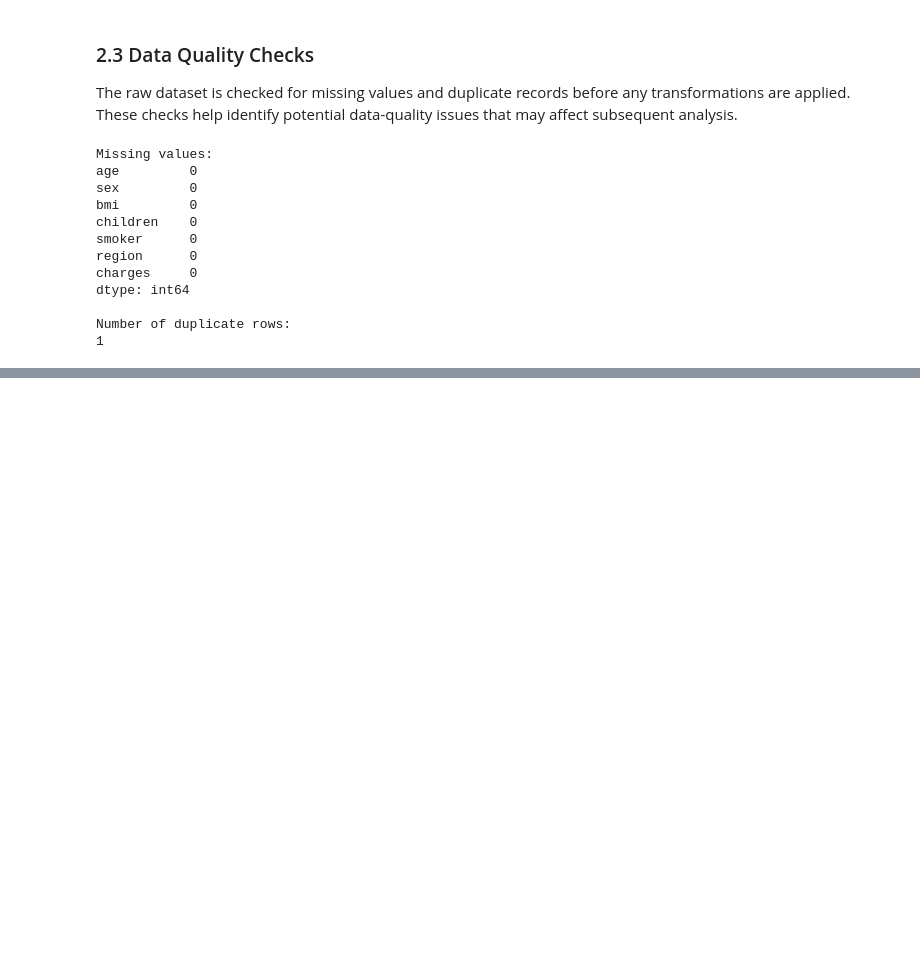
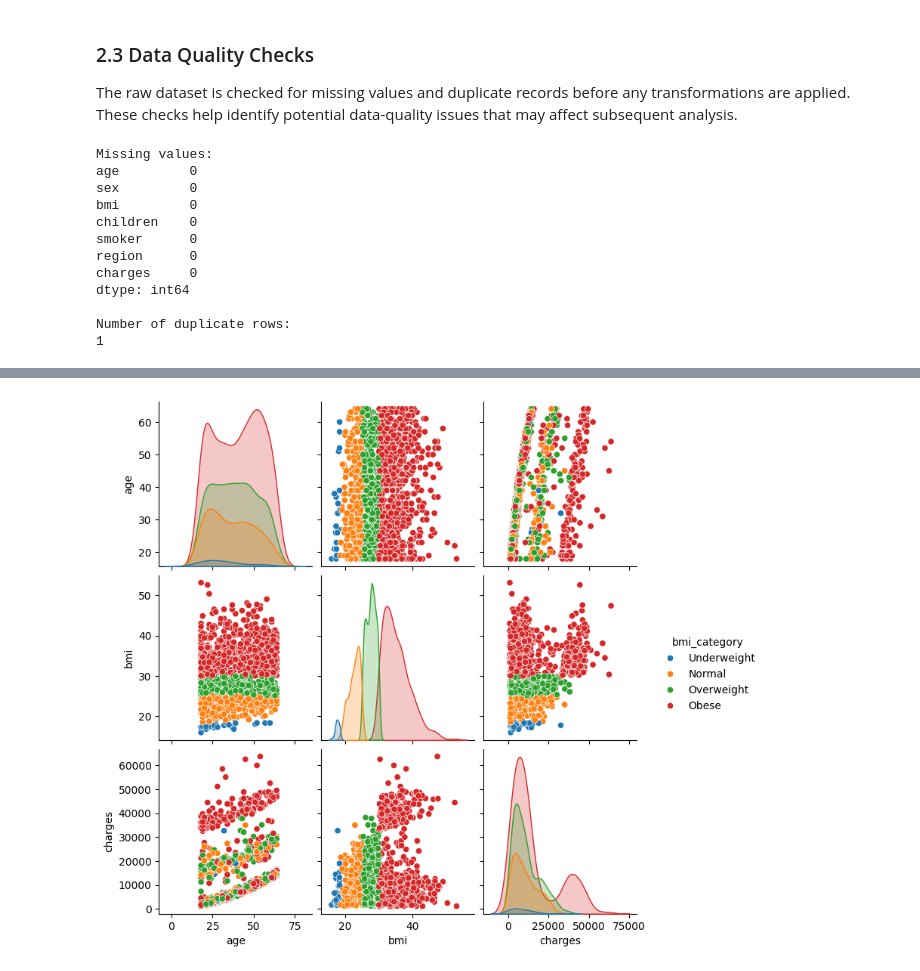
Before and after one commit to Ali-Behdad/Assessment-3-Healthcare-Insurance, a Jupyter notebook: notebooks/01_data_cleaning_and_eda.ipynb, the cells around one changed output, grey strips where cells are left out. Drawn from its saved outputs; the diff is of its cells as text; code cells hidden in the pictures; blank space fills up the shorter version.

```diff
--- a/notebooks/01_data_cleaning_and_eda.ipynb
+++ b/notebooks/01_data_cleaning_and_eda.ipynb
@@ -151,0 +548,10 @@ Number of duplicate rows:
+# %%
+sns.pairplot(
+    data,
+    vars=["age", "bmi", "charges"],
+    hue="bmi_category"
+)
+
+plt.show()
+# %% [output]
+[figure, added]
```
Also changed, not shown: parts of 53 cells of this notebook, 1 other file.
